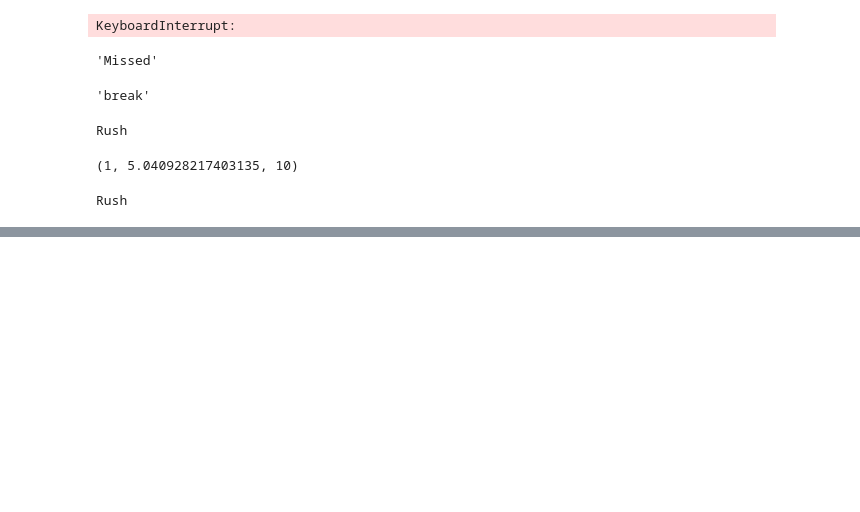
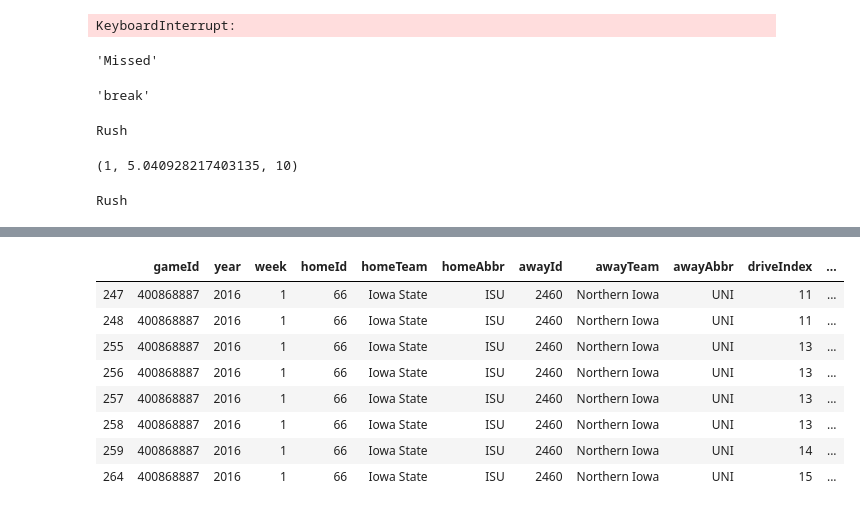
Before and after one commit to nwiatrek/cfb-ml, a Jupyter notebook: Generate Drive.ipynb, the cells around one changed output, grey strips where cells are left out. Cells and saved outputs as stored; diff of their text form; code cells hidden in the pictures; blank space fills up the shorter version.

```diff
--- a/Generate Drive.ipynb
+++ b/Generate Drive.ipynb
@@ -313,0 +537,12 @@ Name: 423, dtype: object
+# %%
+fulldf[127:135]
+# %% [output]
+|  | gameId | year | week | homeId | homeTeam | homeAbbr | awayId | awayTeam | awayAbbr | driveIndex | ... |
+| 247 | 400868887 | 2016 | 1 | 66 | Iowa State | ISU | 2460 | Northern Iowa | UNI | 11 | ... |
+| 248 | 400868887 | 2016 | 1 | 66 | Iowa State | ISU | 2460 | Northern Iowa | UNI | 11 | ... |
+| 255 | 400868887 | 2016 | 1 | 66 | Iowa State | ISU | 2460 | Northern Iowa | UNI | 13 | ... |
+| 256 | 400868887 | 2016 | 1 | 66 | Iowa State | ISU | 2460 | Northern Iowa | UNI | 13 | ... |
+| 257 | 400868887 | 2016 | 1 | 66 | Iowa State | ISU | 2460 | Northern Iowa | UNI | 13 | ... |
+| 258 | 400868887 | 2016 | 1 | 66 | Iowa State | ISU | 2460 | Northern Iowa | UNI | 13 | ... |
+| 259 | 400868887 | 2016 | 1 | 66 | Iowa State | ISU | 2460 | Northern Iowa | UNI | 14 | ... |
+| 264 | 400868887 | 2016 | 1 | 66 | Iowa State | ISU | 2460 | Northern Iowa | UNI | 15 | ... |
```
Also changed, not shown: parts of 7 cells of this notebook, 1 other file.
